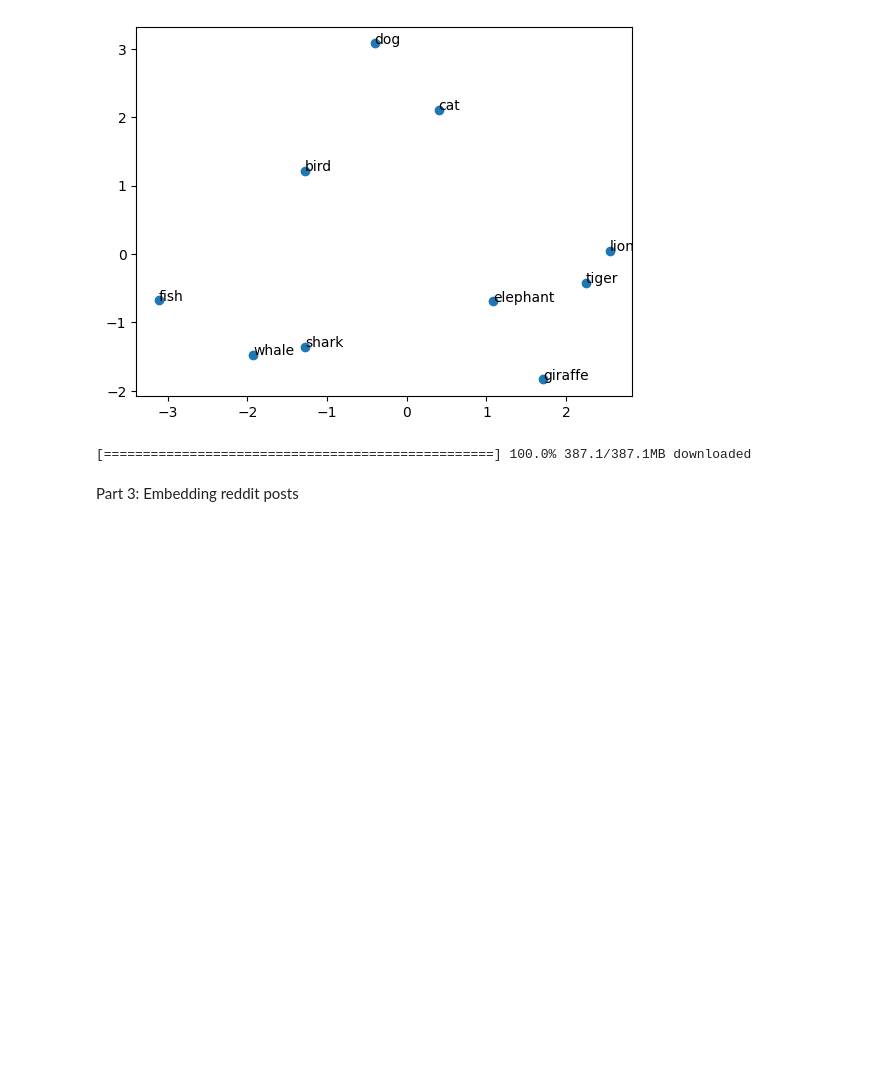
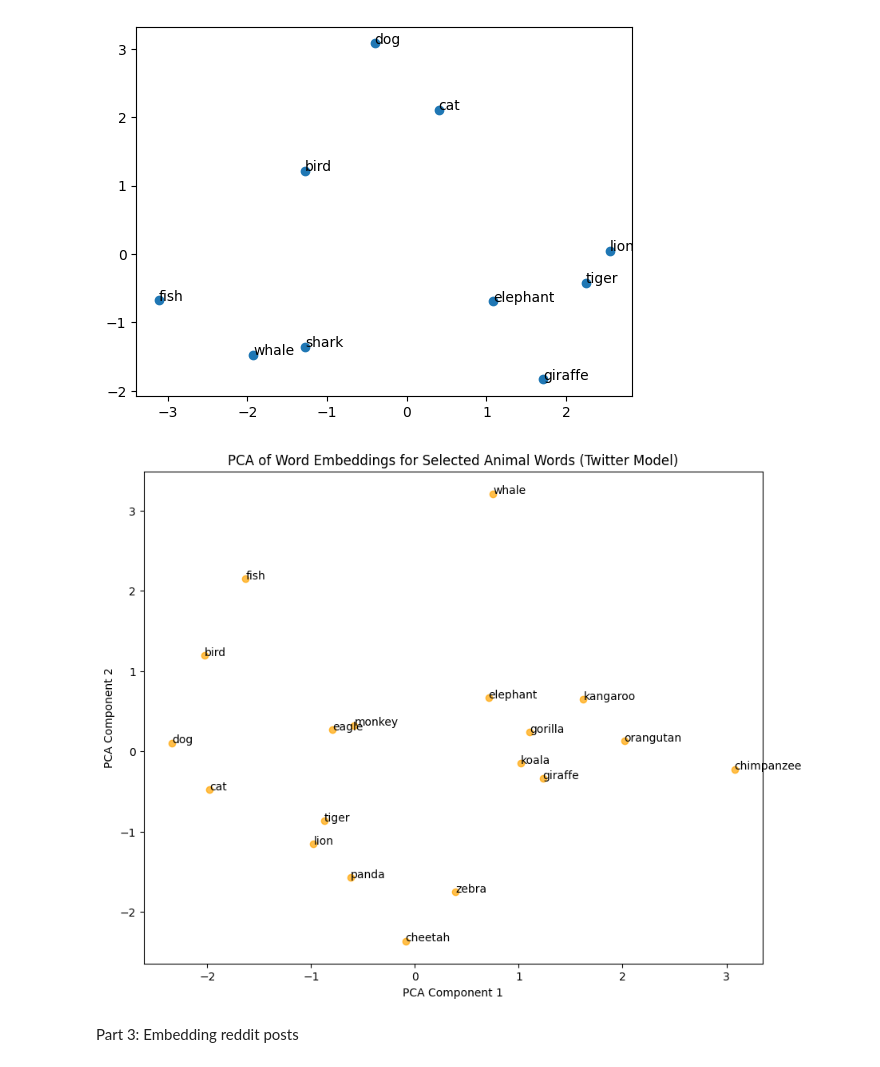
Before and after one commit to jjpark00/project3-embeddings, a Jupyter notebook: project-3.ipynb, the cells around one changed output. Drawn from its saved outputs; the diff is of its cells as text; code cells hidden in the pictures; blank space fills up the shorter version.

```diff
--- a/project-3.ipynb
+++ b/project-3.ipynb
@@ -145,9 +158,28 @@ plt.show()
 # %%
 # repeat the process with a different pre-trained model and the same set of words.
 # What has changed in the embedding space? What might this have to do with the training data?
 twitter_model= gensim.downloader.load("glove-twitter-100")
+words = ["dog", "cat", "fish", "whale", "bird", "eagle", "lion", "tiger", "cheetah",
+         "elephant", "giraffe", "zebra", "kangaroo", "koala", "panda", "monkey",
+         "gorilla", "chimpanzee", "orangutan"]
+
+X_twitter = [twitter_model[word] for word in words]
+
+pca_twitter = PCA(n_components=2)
+X_pca_twitter = pca_twitter.fit_transform(X_twitter)
+
+plt.figure(figsize=(10, 8))
+plt.scatter(X_pca_twitter[:, 0], X_pca_twitter[:, 1], color='orange', alpha=0.7)
+
+for i, word in enumerate(words):
+    plt.annotate(word, (X_pca_twitter[i, 0], X_pca_twitter[i, 1]))
+
+plt.title("PCA of Word Embeddings for Selected Animal Words (Twitter Model)")
+plt.xlabel("PCA Component 1")
+plt.ylabel("PCA Component 2")
+plt.show()
 # %% [output]
-[==================================================] 100.0% 387.1/387.1MB downloaded
+[figure, added]
 # %% [markdown]
 Part 3: Embedding reddit posts
 # %%
```
Also changed, not shown: parts of 21 cells of this notebook, 17 other files.
